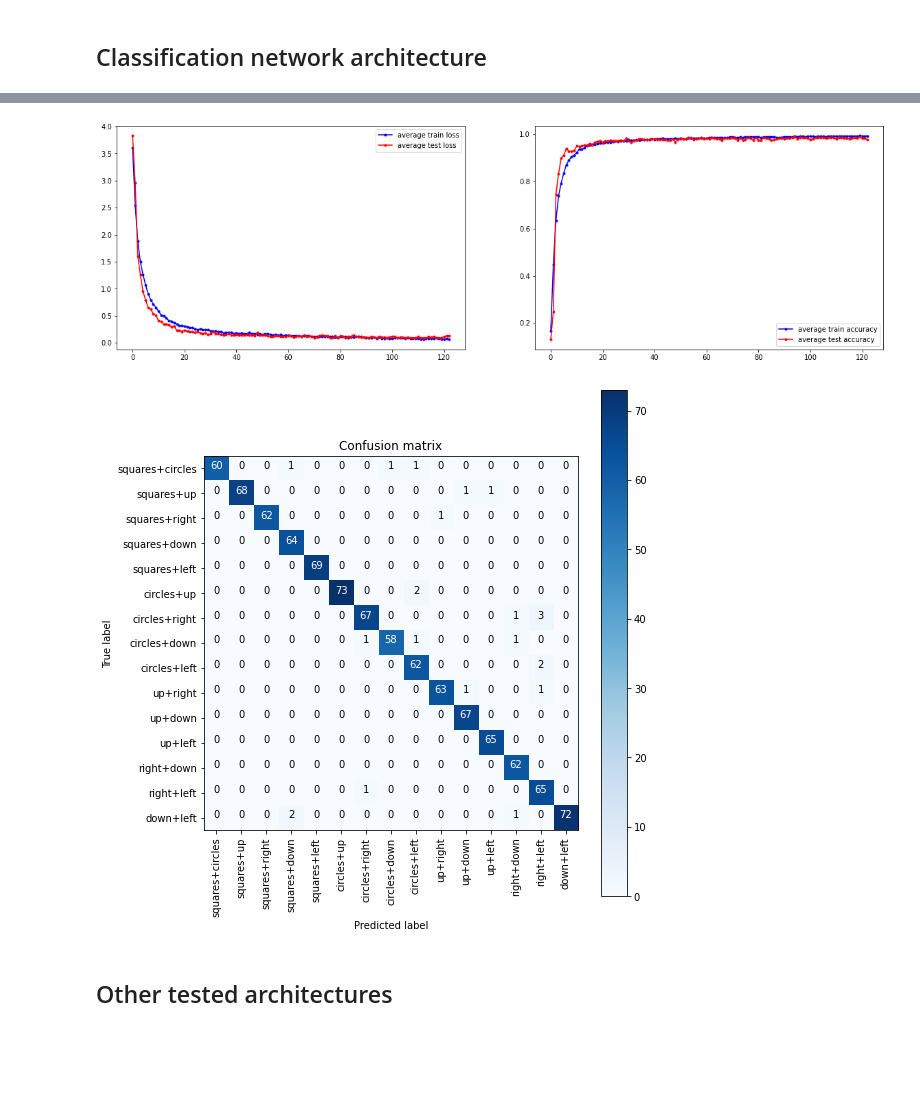
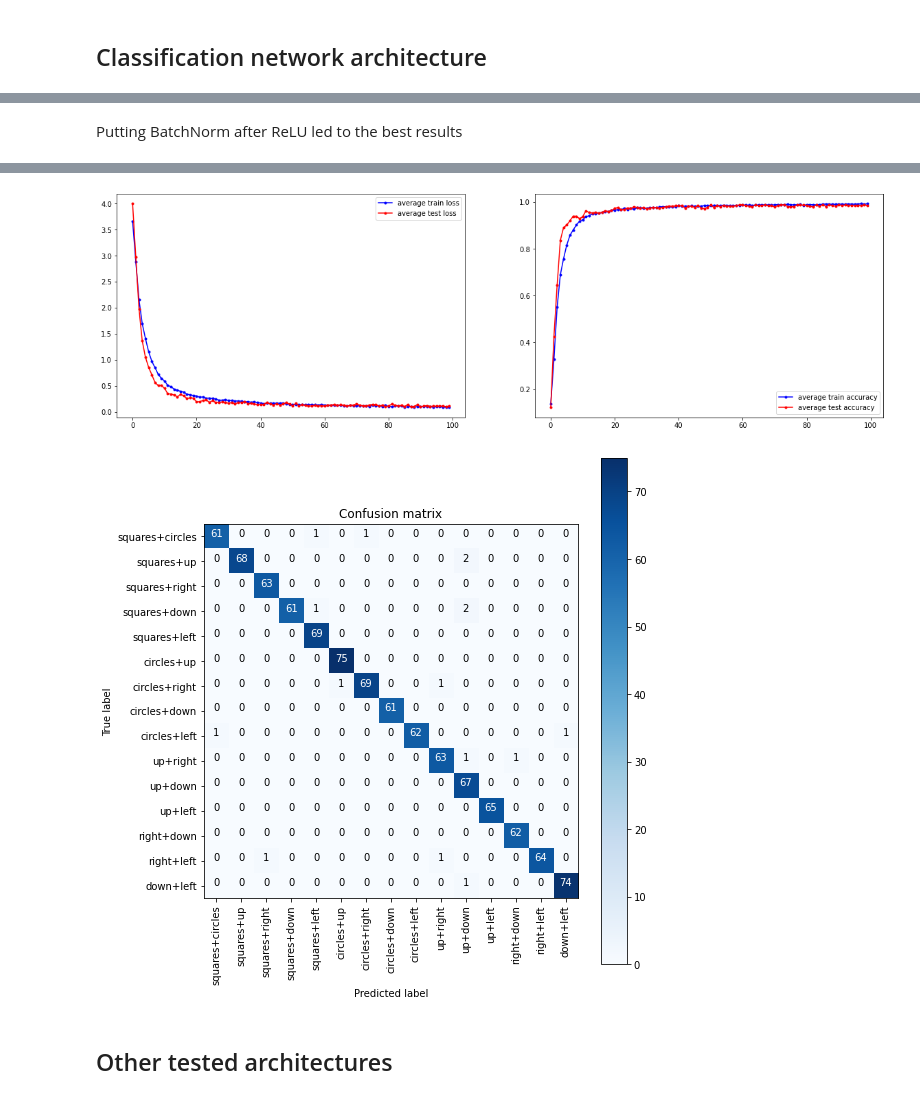
Before and after one commit to havaker/shapes-cnn, a Jupyter notebook: notebooks/Classification.ipynb, the cells around one changed output, grey strips where cells are left out. Drawn from its saved outputs; the diff is of its cells as text; code cells hidden in the pictures; blank space fills up the shorter version.

```diff
--- a/notebooks/Classification.ipynb
+++ b/notebooks/Classification.ipynb
@@ -36,10 +36,12 @@ ClassificationNet(
     (7): Sigmoid()
   )
 )
+# %% [markdown]
+Putting BatchNorm after ReLU led to the best results
 # %%
 problem = Classification(net, dataset_path="../data/extracted", device=device)
 
-problem.trainer.train(420, early_stop=10, verbose=False)
+problem.trainer.train(100, early_stop=10, verbose=False)
 
 print("Train loss =", problem.trainer.avg_train_losses[-1])
 print("Test loss =", problem.trainer.avg_test_losses[-1])
@@ -55,10 +57,10 @@ Test accuracy = 0.977
-[figure, old version]
+[figure, new version]
 # %%
 matrix, labels = problem.confusion_matrix(device)
 plt.figure(figsize=(8, 8))
 problem.plot_confusion_matrix(matrix, labels)
 # %% [output]
-[figure, old version]
+[figure, new version]
 # %% [markdown]
 ## Other tested architectures
 # %%
```
Also changed, not shown: parts of 3 cells of this notebook, 1 other file.
